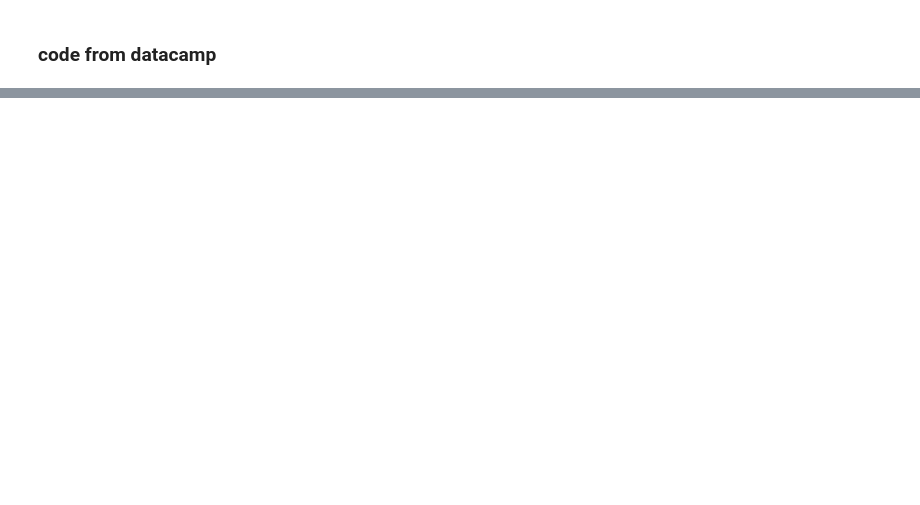
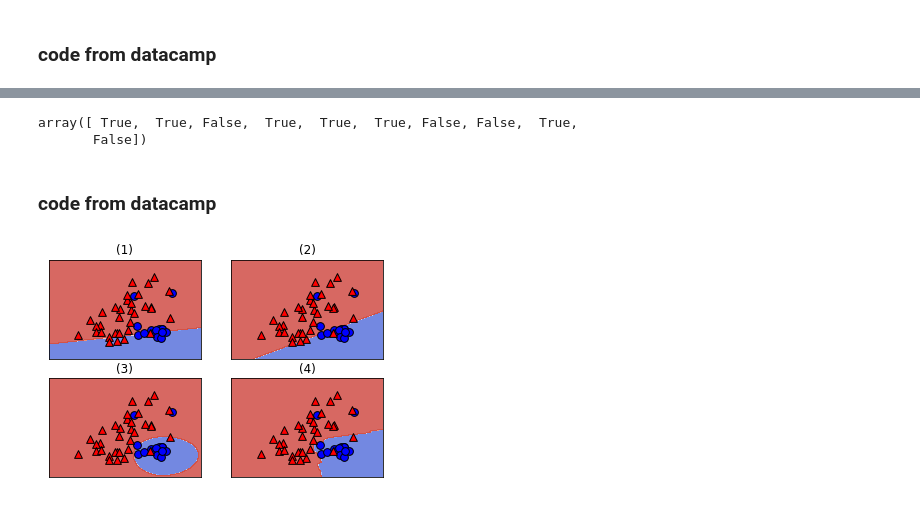
Before and after one commit to castorfou/data-scientist-skills, a Jupyter notebook: python-sandbox/linear-classifiers-in-python/chapter 1.ipynb, the cells around one changed output, grey strips where cells are left out. Cells and saved outputs as stored; diff of their text form; code cells hidden in the pictures; blank space fills up the shorter version.

Commit message:
datacamp linear classifiers

```diff
--- a/python-sandbox/linear-classifiers-in-python/chapter 1.ipynb
+++ b/python-sandbox/linear-classifiers-in-python/chapter 1.ipynb
@@ -176,0 +245,4 @@ NameError: name 'vectorizer' is not defined
+# %%
+#uploadToFileIO(X,y)
+tobedownloaded="{numpy.ndarray: {'X.csv': 'https://file.io/8R2MXu',  'y.csv': 'https://file.io/0LiZhh'}}"
+prefix='data_from_datacamp/ZZZ_Chap1.31_'
@@ -176,0 +255,9 @@ NameError: name 'vectorizer' is not defined
+# %%
+from uploadfromdatacamp import loadNDArrayFromCsv
+X = loadNDArrayFromCsv(prefix+'X.csv')
+y = loadNDArrayFromCsv(prefix+'y.csv',dtype='bool')
+# %%
+y[:10]
+# %% [output]
+array([ True,  True, False,  True,  True,  True, False, False,  True,
+       False])
@@ -176,0 +360,19 @@ NameError: name 'vectorizer' is not defined
+# %% [markdown]
+### code from datacamp
+# %%
+from sklearn.linear_model import LogisticRegression
+from sklearn.svm import SVC, LinearSVC
+from sklearn.neighbors import KNeighborsClassifier
+
+# Define the classifiers
+classifiers = [LogisticRegression(), LinearSVC(), SVC(), KNeighborsClassifier()]
+
+# Fit the classifiers
+for c in classifiers:
+    c.fit(X,y)
+
+# Plot the classifiers
+plot_4_classifiers(X, y, classifiers)
+plt.show()
+# %% [output]
+[figure, added]
```
Also changed, not shown: parts of 20 cells of this notebook, 44 other files.
